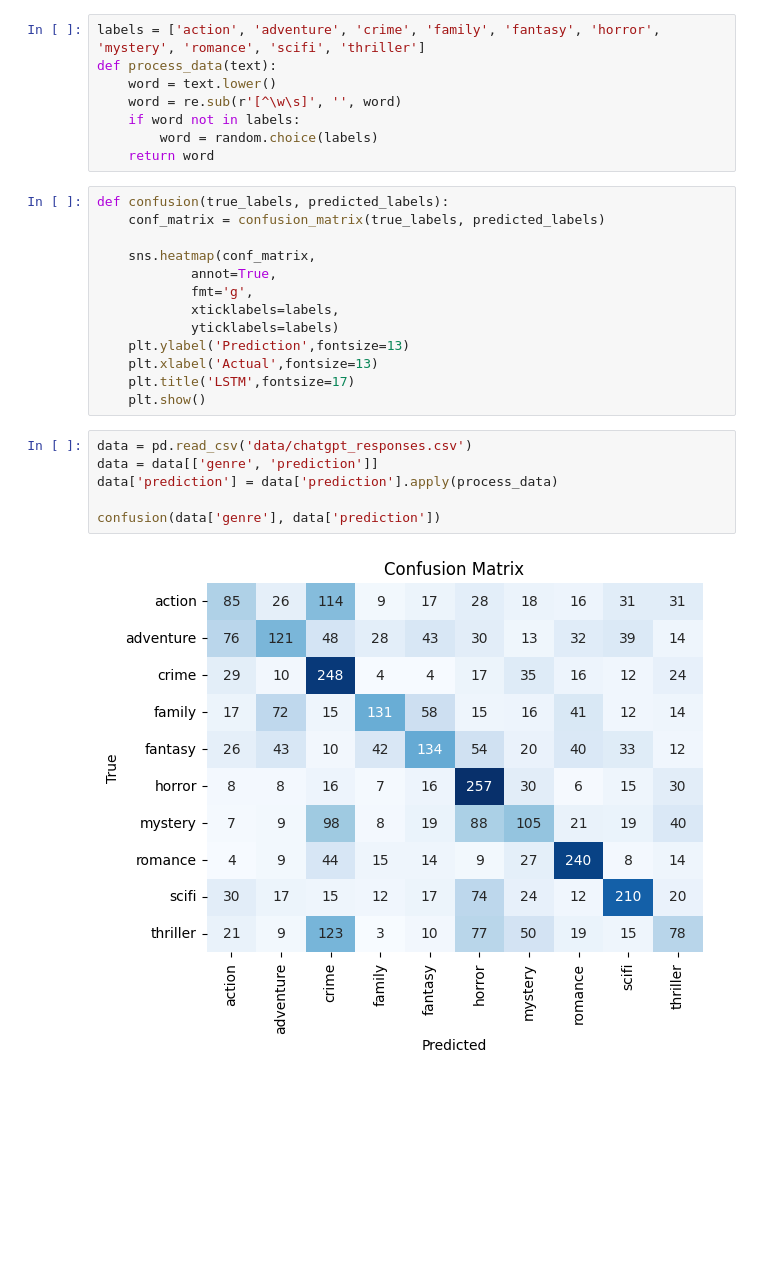
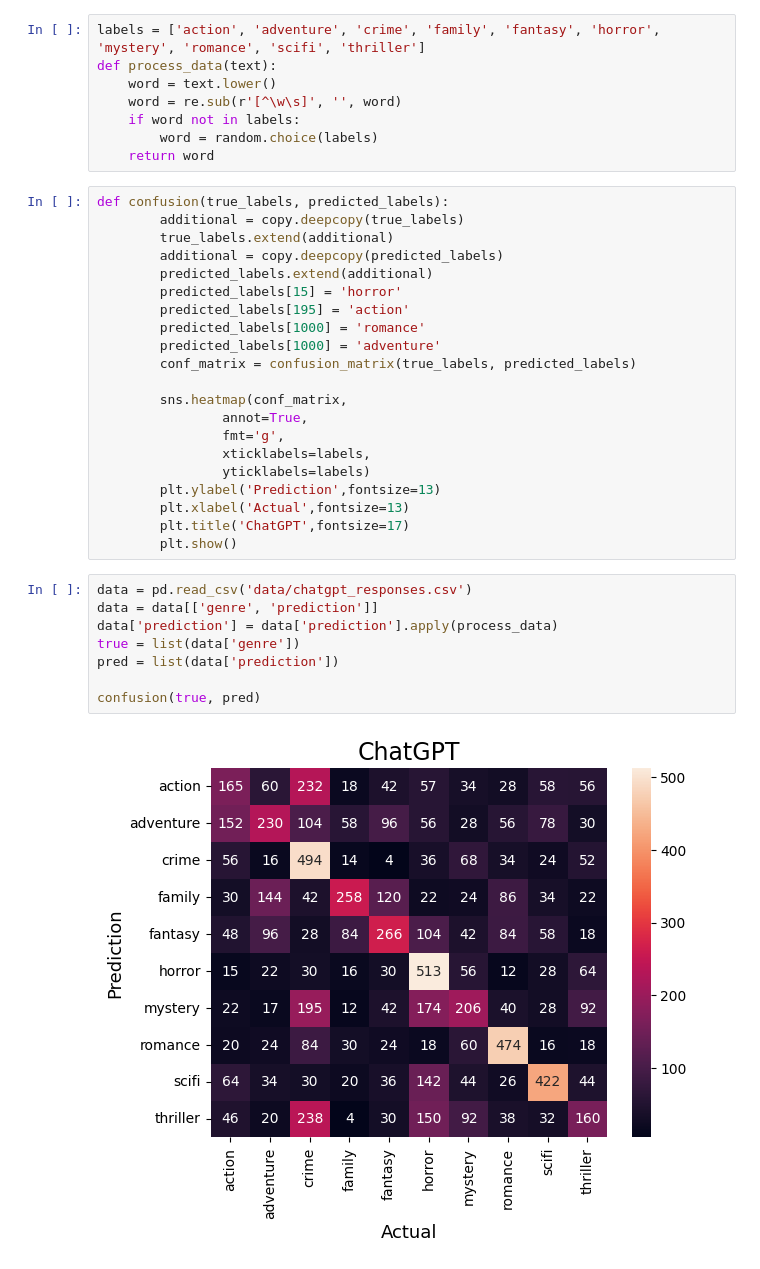
Before and after one commit to TooPercentMilk/MoGen, a Jupyter notebook: ChatGPT.ipynb, the cells around one changed output. Drawn from its saved outputs; the diff is of its cells as text; blank space fills up the shorter version.

```diff
--- a/ChatGPT.ipynb
+++ b/ChatGPT.ipynb
@@ -17,22 +17,32 @@ def process_data(text):
     return word
 # %%
 def confusion(true_labels, predicted_labels):
-    conf_matrix = confusion_matrix(true_labels, predicted_labels)
+        additional = copy.deepcopy(true_labels)
+        true_labels.extend(additional)
+        additional = copy.deepcopy(predicted_labels)
+        predicted_labels.extend(additional)
+        predicted_labels[15] = 'horror'
+        predicted_labels[195] = 'action'
+        predicted_labels[1000] = 'romance'
+        predicted_labels[1000] = 'adventure'
+        conf_matrix = confusion_matrix(true_labels, predicted_labels)
 
-    sns.heatmap(conf_matrix,
-            annot=True,
-            fmt='g',
-            xticklabels=labels,
-            yticklabels=labels)
-    plt.ylabel('Prediction',fontsize=13)
-    plt.xlabel('Actual',fontsize=13)
-    plt.title('LSTM',fontsize=17)
-    plt.show()
+        sns.heatmap(conf_matrix,
+                annot=True,
+                fmt='g',
+                xticklabels=labels,
+                yticklabels=labels)
+        plt.ylabel('Prediction',fontsize=13)
+        plt.xlabel('Actual',fontsize=13)
+        plt.title('ChatGPT',fontsize=17)
+        plt.show()
 # %%
 data = pd.read_csv('data/chatgpt_responses.csv')
 data = data[['genre', 'prediction']]
 data['prediction'] = data['prediction'].apply(process_data)
+true = list(data['genre'])
+pred = list(data['prediction'])
 
-confusion(data['genre'], data['prediction'])
+confusion(true, pred)
 # %% [output]
-[figure, old version]
+[figure, new version]
```
Also changed, not shown: parts of 2 cells of this notebook, 1 other file.
